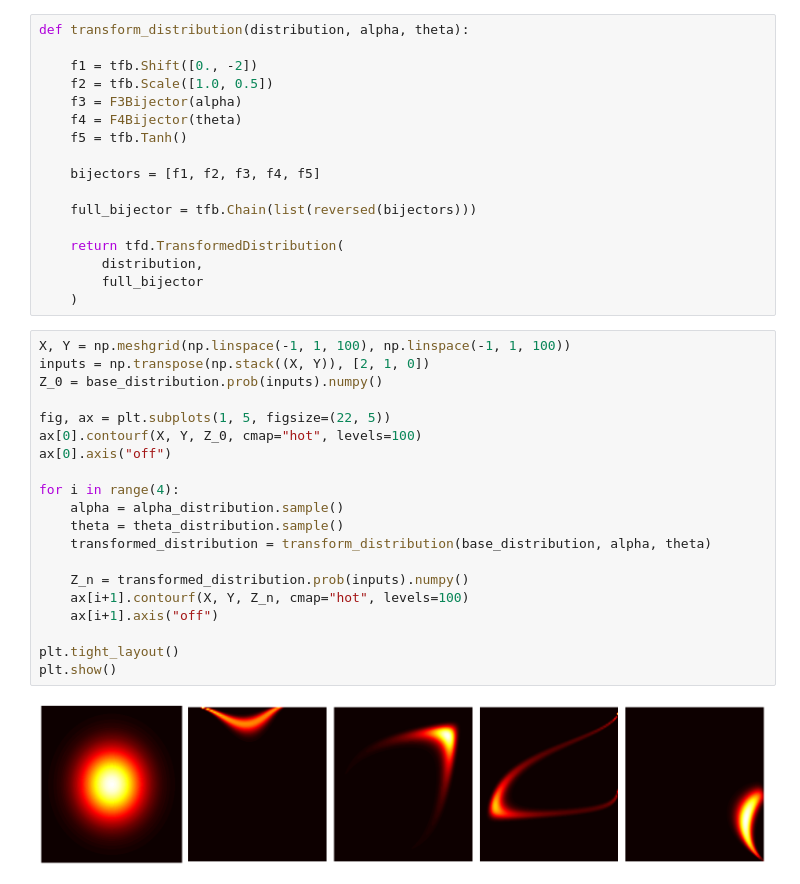
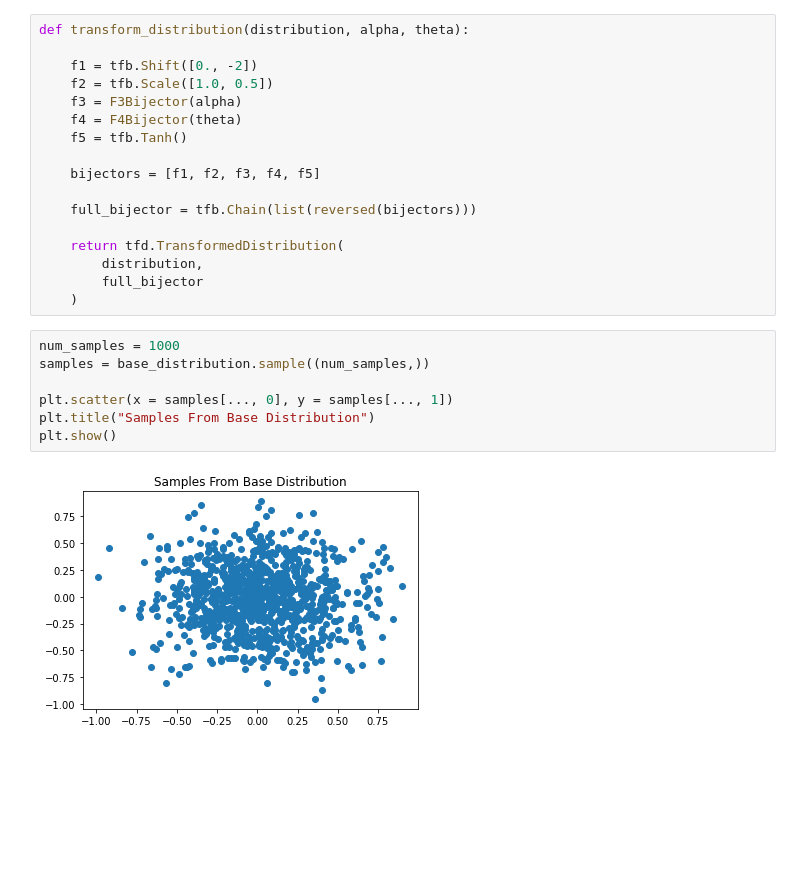
Before and after one commit to JeffRisberg/TensorFlowProbability, a Jupyter notebook: example01.ipynb, the cells around one changed output. Cells and saved outputs as stored; diff of their text form; blank space fills up the shorter version.

```diff
--- a/example01.ipynb
+++ b/example01.ipynb
@@ -133,25 +137,12 @@ def transform_distribution(distribution, alpha, theta):
         distribution,
         full_bijector
     )
-# %%
-X, Y = np.meshgrid(np.linspace(-1, 1, 100), np.linspace(-1, 1, 100))
-inputs = np.transpose(np.stack((X, Y)), [2, 1, 0])
-Z_0 = base_distribution.prob(inputs).numpy()
-
-fig, ax = plt.subplots(1, 5, figsize=(22, 5))
-ax[0].contourf(X, Y, Z_0, cmap="hot", levels=100)
-ax[0].axis("off")
-
-for i in range(4):
-    alpha = alpha_distribution.sample()
-    theta = theta_distribution.sample()
-    transformed_distribution = transform_distribution(base_distribution, alpha, theta)
-
-    Z_n = transformed_distribution.prob(inputs).numpy()
-    ax[i+1].contourf(X, Y, Z_n, cmap="hot", levels=100)
-    ax[i+1].axis("off")
-
-plt.tight_layout()
-plt.show()
-# %% [output]
-[figure, removed]
+# %%
+num_samples = 1000
+samples = base_distribution.sample((num_samples,))
+
+plt.scatter(x = samples[..., 0], y = samples[..., 1])
+plt.title("Samples From Base Distribution")
+plt.show()
+# %% [output]
+[figure, added]
```
Also changed, not shown: parts of 5 cells of this notebook, 1 other file.
